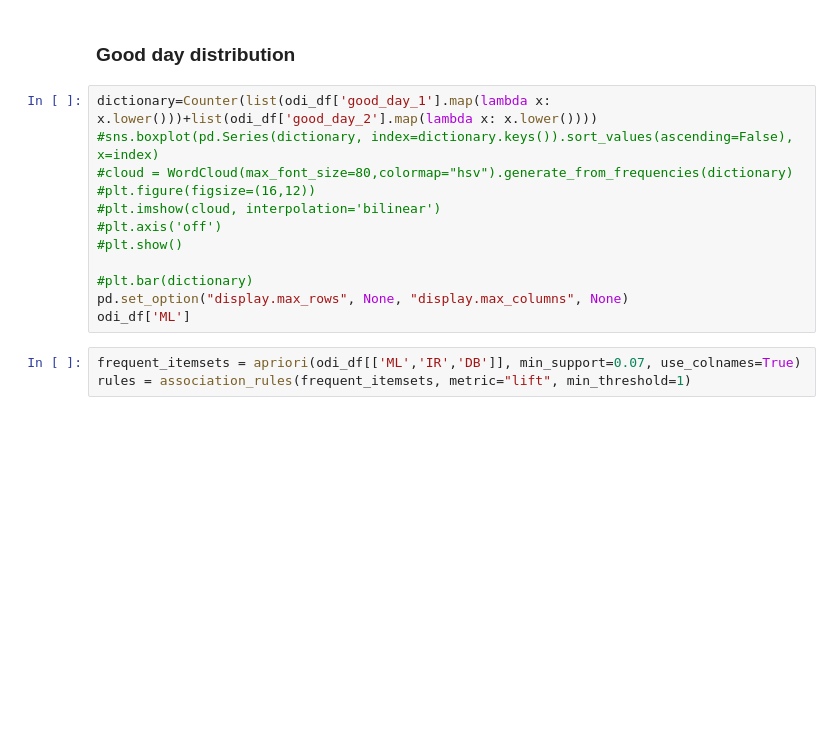
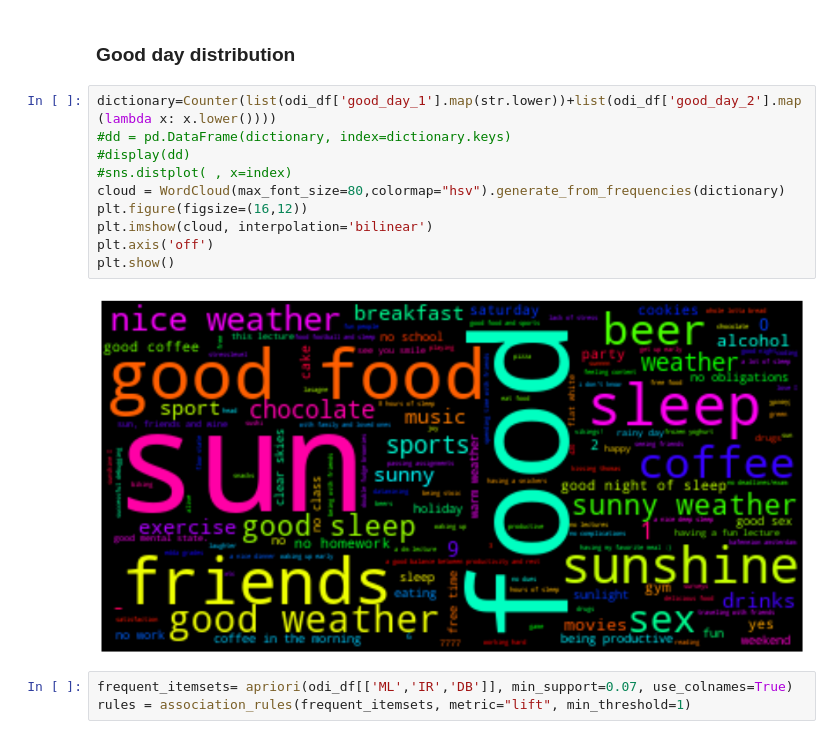
Before and after one commit to wolfbrr/DMT-2022-114, a Jupyter notebook: assignment-basic/assignment-basic.ipynb, the cells around one changed output. Saved outputs shown, nothing was run; the diff lists cells and outputs as text; blank space fills up the shorter version.

```diff
--- a/assignment-basic/assignment-basic.ipynb
+++ b/assignment-basic/assignment-basic.ipynb
@@ -129,19 +181,19 @@ plt.title('gender distribution for correct data in random number')
 # %% [markdown]
 ### Good day distribution
 # %%
-dictionary=Counter(list(odi_df['good_day_1'].map(lambda x: x.lower()))+list(odi_df['good_day_2'].map(lambda x: x.lower())))
-#sns.boxplot(pd.Series(dictionary, index=dictionary.keys()).sort_values(ascending=False), x=index)
-#cloud = WordCloud(max_font_size=80,colormap="hsv").generate_from_frequencies(dictionary)
-#plt.figure(figsize=(16,12))
-#plt.imshow(cloud, interpolation='bilinear')
-#plt.axis('off')
-#plt.show()
-
-#plt.bar(dictionary)
-pd.set_option("display.max_rows", None, "display.max_columns", None)
-odi_df['ML']
+dictionary=Counter(list(odi_df['good_day_1'].map(str.lower))+list(odi_df['good_day_2'].map(lambda x: x.lower())))
+#dd = pd.DataFrame(dictionary, index=dictionary.keys)
+#display(dd)
+#sns.distplot( , x=index)
+cloud = WordCloud(max_font_size=80,colormap="hsv").generate_from_frequencies(dictionary)
+plt.figure(figsize=(16,12))
+plt.imshow(cloud, interpolation='bilinear')
+plt.axis('off')
+plt.show()
+# %% [output]
+[figure, added]
 # %%
-frequent_itemsets = apriori(odi_df[['ML','IR','DB']], min_support=0.07, use_colnames=True)
+frequent_itemsets= apriori(odi_df[['ML','IR','DB']], min_support=0.07, use_colnames=True)
 rules = association_rules(frequent_itemsets, metric="lift", min_threshold=1)
 # %%
 print(rules)
```
Also changed, not shown: parts of 11 cells of this notebook, 1 other file.
